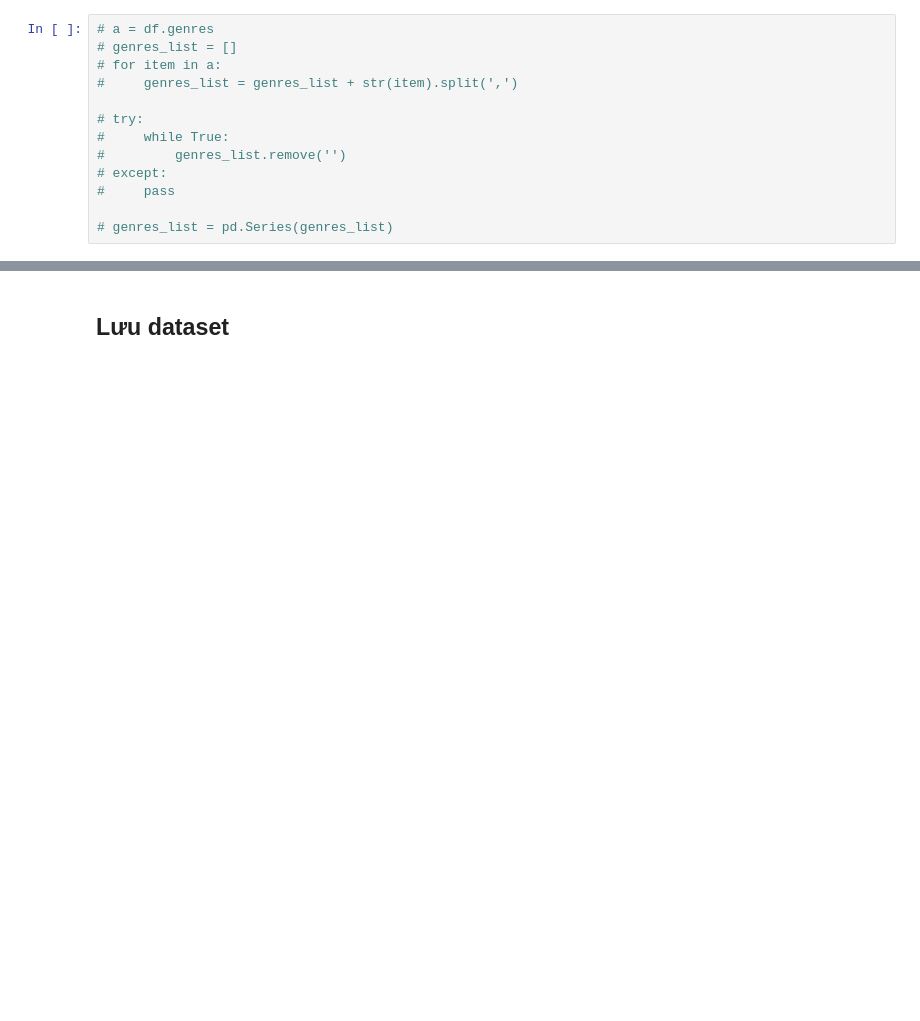
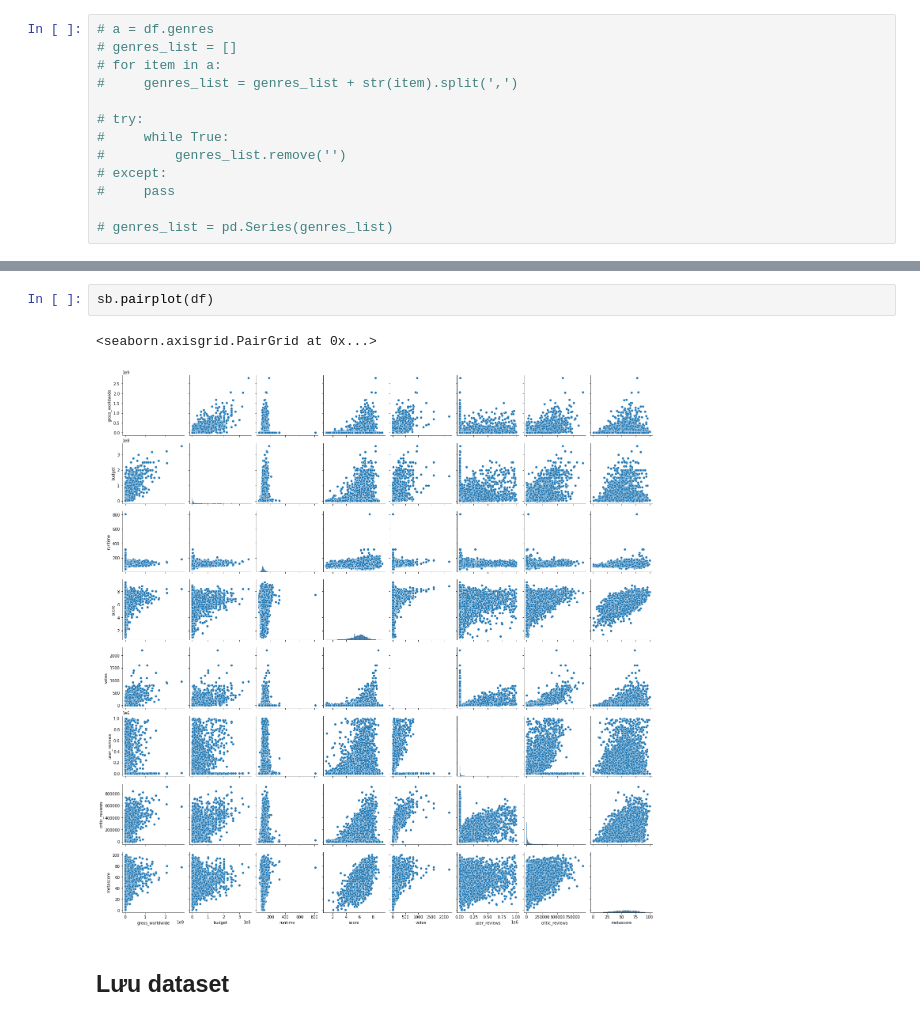
Before and after one commit to icyj1003/imdb-movies-gross, a Jupyter notebook: preprocessing.ipynb, the cells around one changed output, grey strips where cells are left out. Saved outputs shown, nothing was run; the diff lists cells and outputs as text; blank space fills up the shorter version.

```diff
--- a/preprocessing.ipynb
+++ b/preprocessing.ipynb
@@ -396,3 +452,8 @@ memory usage: 3.0+ MB
+# %%
+sb.pairplot(df)
+# %% [output]
+<seaborn.axisgrid.PairGrid at 0x...>
+[figure, added]
 # %% [markdown]
 ## Lưu dataset
 # %%
```
Also changed, not shown: parts of 10 cells of this notebook, 1 other file.
